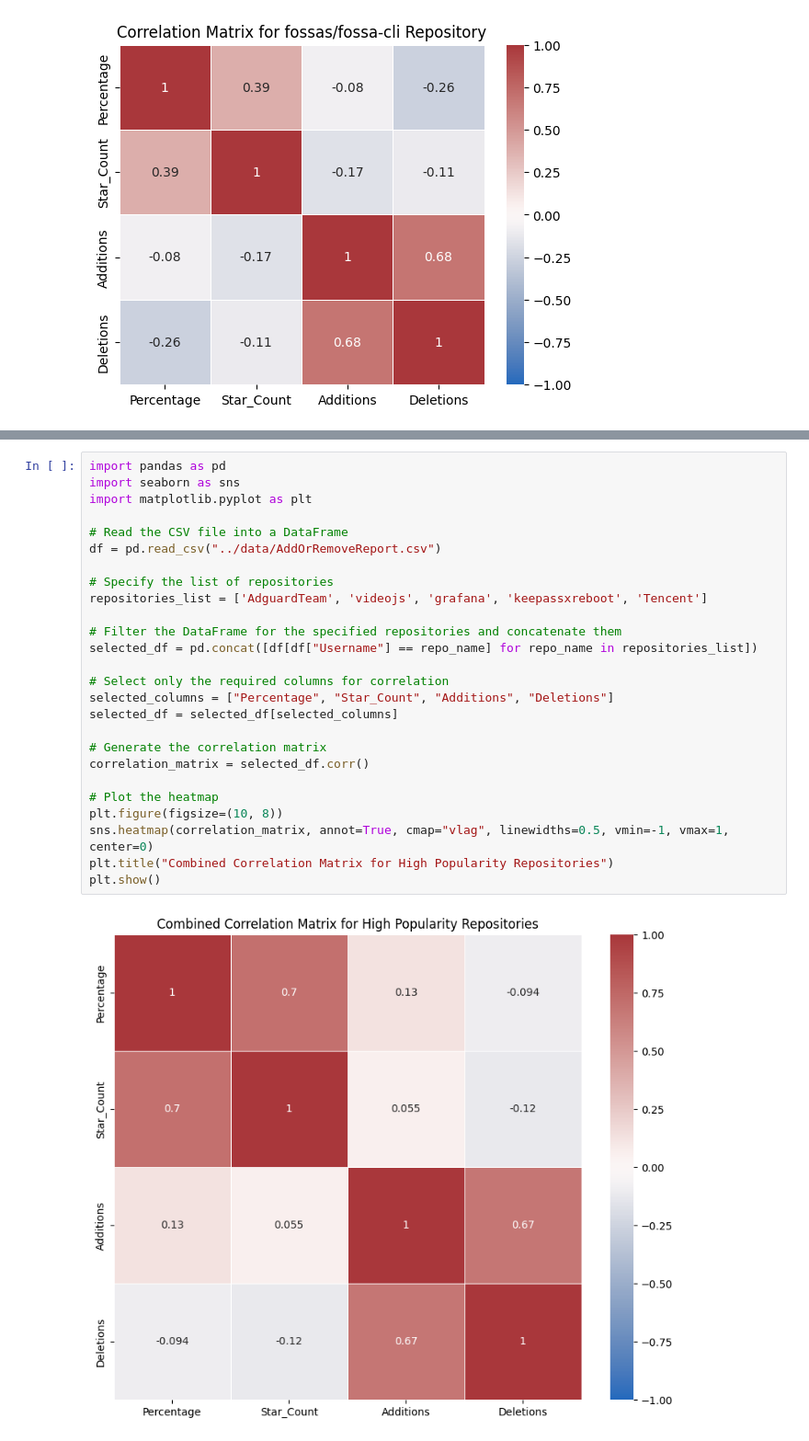
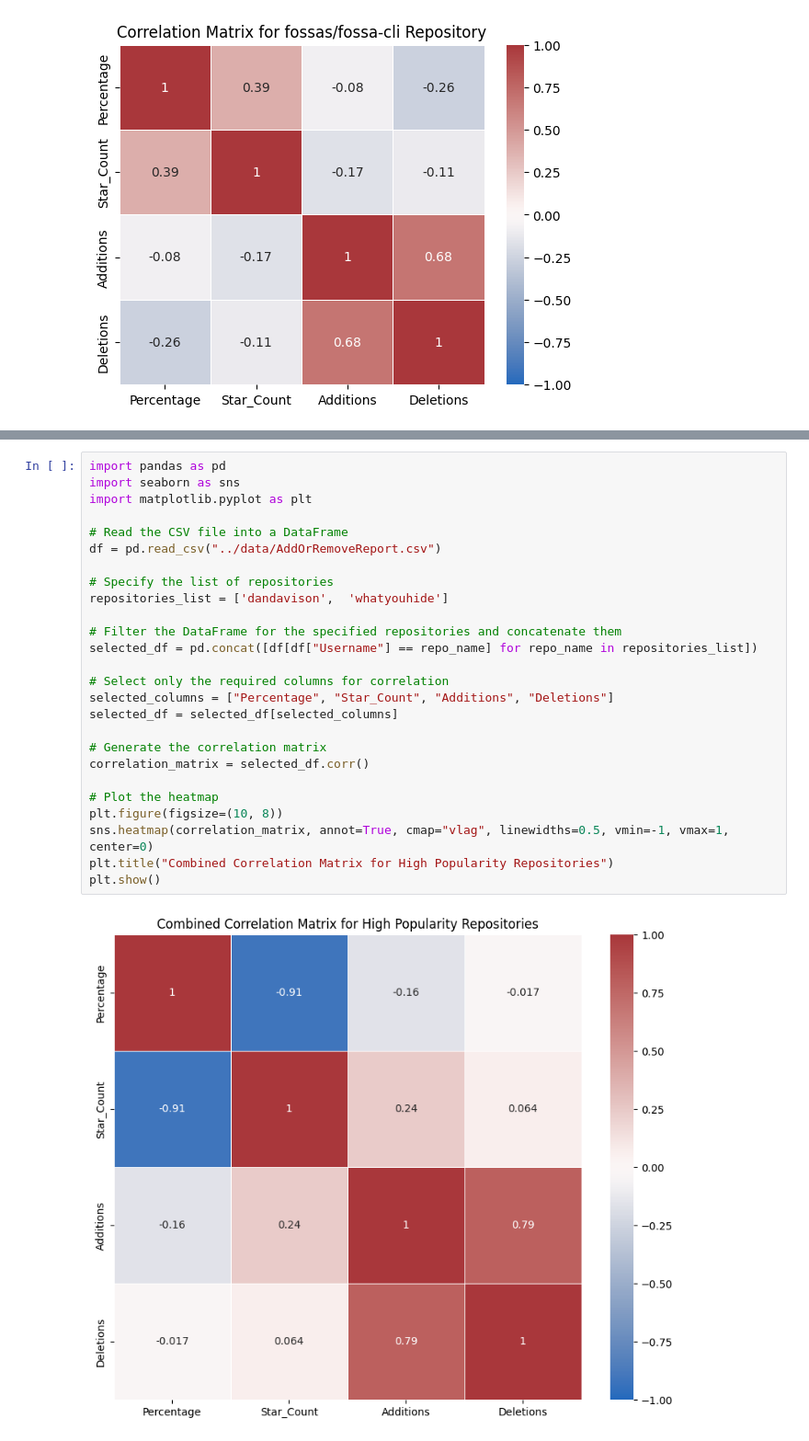
Before and after one commit to rajkunamaneni/Code-Coverage-Trends, a Jupyter notebook: src/AutoTesting.ipynb, the cells around one changed output, grey strips where cells are left out. Shown: that part at 92% size. Cells and saved outputs as stored; diff of their text form.

```diff
--- a/src/AutoTesting.ipynb
+++ b/src/AutoTesting.ipynb
@@ -261,28 +293,28 @@ plt.show()
 # %%
 import pandas as pd
 import seaborn as sns
 import matplotlib.pyplot as plt
 
 # Read the CSV file into a DataFrame
 df = pd.read_csv("../data/AddOrRemoveReport.csv")
 
 # Specify the list of repositories
-repositories_list = ['AdguardTeam', 'videojs', 'grafana', 'keepassxreboot', 'Tencent']
+repositories_list = ['dandavison',  'whatyouhide']
 
 # Filter the DataFrame for the specified repositories and concatenate them
 selected_df = pd.concat([df[df["Username"] == repo_name] for repo_name in repositories_list])
 
 # Select only the required columns for correlation
 selected_columns = ["Percentage", "Star_Count", "Additions", "Deletions"]
 selected_df = selected_df[selected_columns]
 
 # Generate the correlation matrix
 correlation_matrix = selected_df.corr()
 
 # Plot the heatmap
 plt.figure(figsize=(10, 8))
 sns.heatmap(correlation_matrix, annot=True, cmap="vlag", linewidths=0.5, vmin=-1, vmax=1, center=0)
 plt.title("Combined Correlation Matrix for High Popularity Repositories")
 plt.show()
 # %% [output]
-[figure, old version]
+[figure, new version]
```
Also changed, not shown: parts of 5 cells of this notebook.
